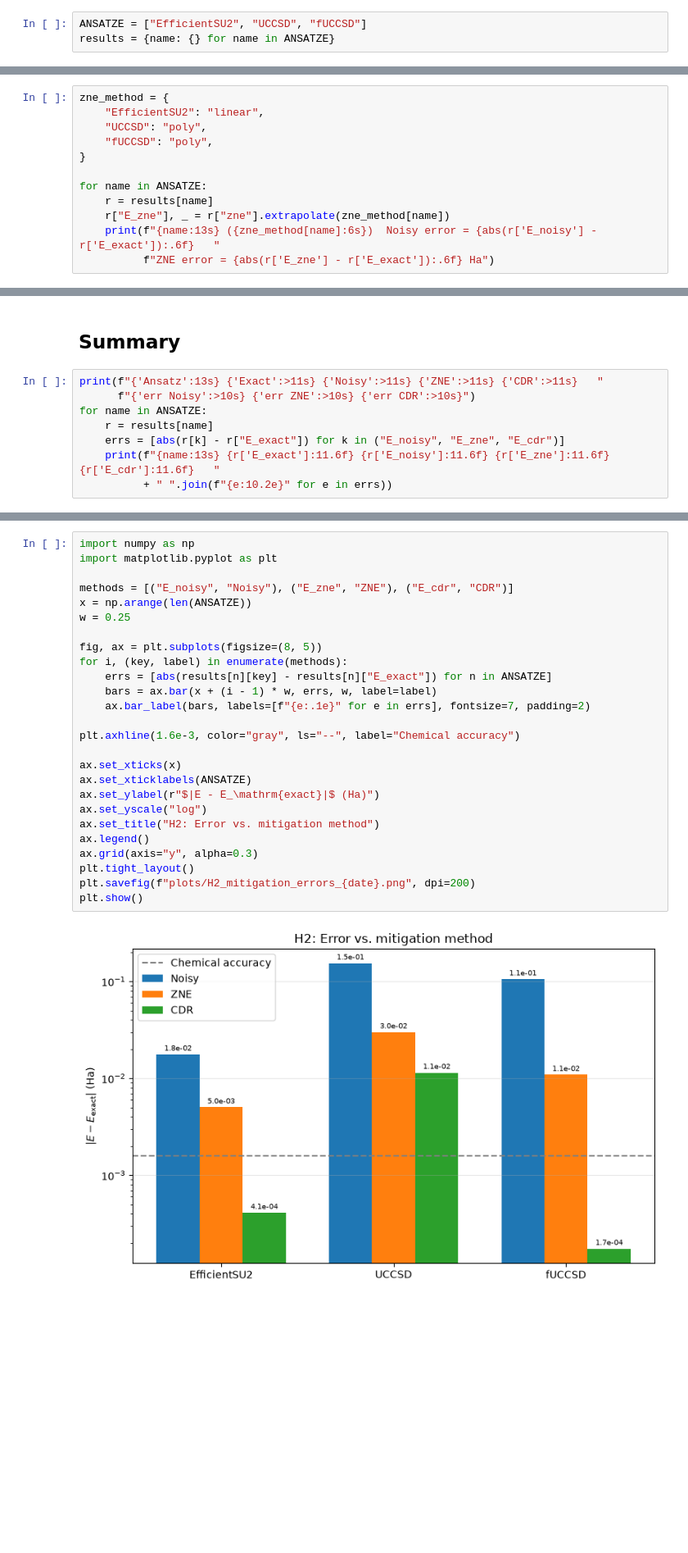
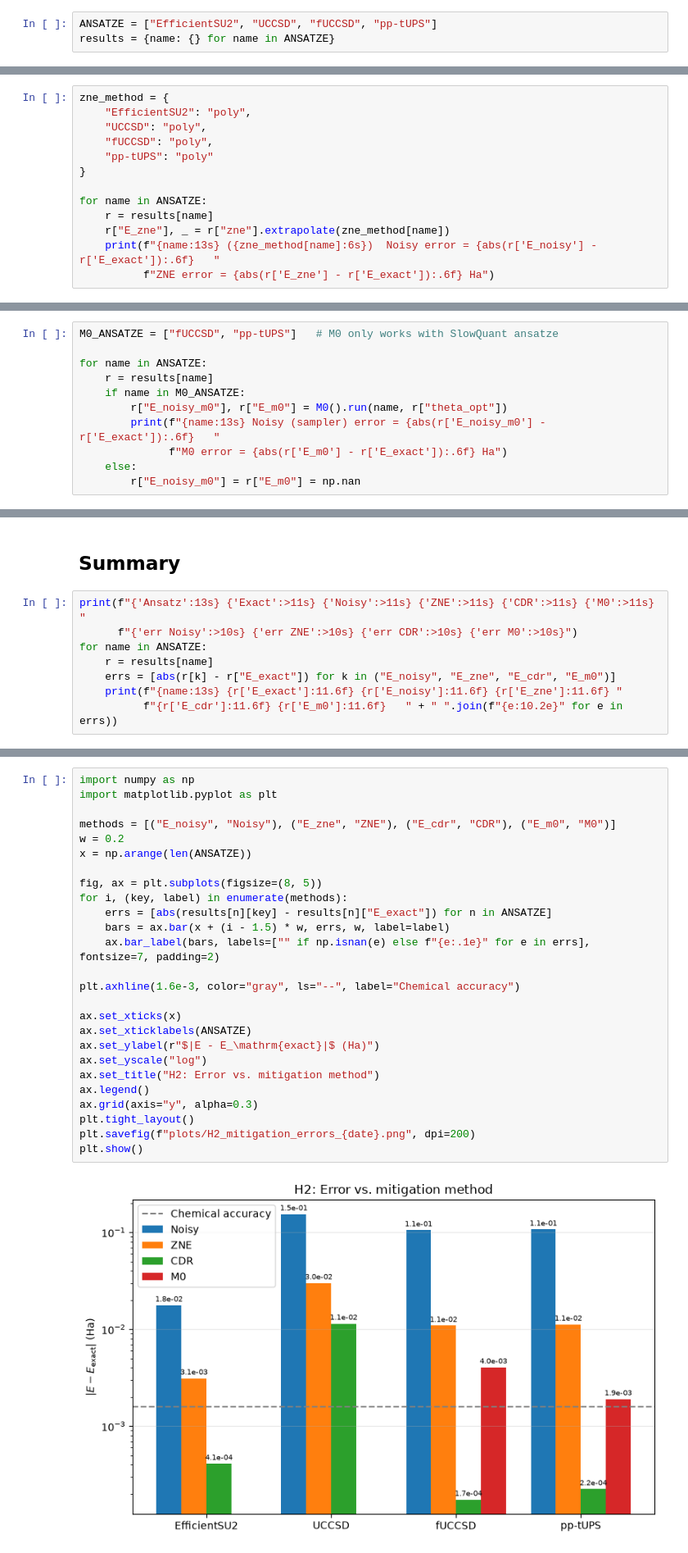
Before and after one commit to toukir26251/qem-chem-benchmark, a Jupyter notebook: notebooks/01_H2_benchmark.ipynb, the cells around one changed output, grey strips where cells are left out. Shown at 82% size. Cells and saved outputs as stored; diff of their text form; blank space fills up the shorter version.

```diff
--- a/notebooks/01_H2_benchmark.ipynb
+++ b/notebooks/01_H2_benchmark.ipynb
@@ -55,7 +57,7 @@ Each ansatz comes with its own Hamiltonian:
 
 UCCSD and fUCCSD start from θ = 0 (the HF state). EfficientSU2 starts from small random values, because θ = 0 is not the HF state for it.
 # %%
-ANSATZE = ["EfficientSU2", "UCCSD", "fUCCSD"]
+ANSATZE = ["EfficientSU2", "UCCSD", "fUCCSD", "pp-tUPS"]
 results = {name: {} for name in ANSATZE}
 # %% [markdown]
 ## VQE (noiseless) and transpiling
@@ -131,9 +149,10 @@ plt.show()
 Choose the extrapolation for each ansatz from the plots:
 # %%
 zne_method = {
-    "EfficientSU2": "linear",
+    "EfficientSU2": "poly",
     "UCCSD": "poly",
     "fUCCSD": "poly",
+    "pp-tUPS": "poly"
 }
 
 for name in ANSATZE:
@@ -191,0 +215,11 @@ plt.show()
+# %%
+M0_ANSATZE = ["fUCCSD", "pp-tUPS"]   # M0 only works with SlowQuant ansatze
+
+for name in ANSATZE:
+    r = results[name]
+    if name in M0_ANSATZE:
+        r["E_noisy_m0"], r["E_m0"] = M0().run(name, r["theta_opt"])
+        print(f"{name:13s} Noisy (sampler) error = {abs(r['E_noisy_m0'] - r['E_exact']):.6f}   "
+              f"M0 error = {abs(r['E_m0'] - r['E_exact']):.6f} Ha")
+    else:
+        r["E_noisy_m0"] = r["E_m0"] = np.nan
@@ -192,11 +229,11 @@ plt.show()
 # %% [markdown]
 ## Summary
 # %%
-print(f"{'Ansatz':13s} {'Exact':>11s} {'Noisy':>11s} {'ZNE':>11s} {'CDR':>11s}   "
-      f"{'err Noisy':>10s} {'err ZNE':>10s} {'err CDR':>10s}")
+print(f"{'Ansatz':13s} {'Exact':>11s} {'Noisy':>11s} {'ZNE':>11s} {'CDR':>11s} {'M0':>11s}   "
+      f"{'err Noisy':>10s} {'err ZNE':>10s} {'err CDR':>10s} {'err M0':>10s}")
 for name in ANSATZE:
     r = results[name]
-    errs = [abs(r[k] - r["E_exact"]) for k in ("E_noisy", "E_zne", "E_cdr")]
-    print(f"{name:13s} {r['E_exact']:11.6f} {r['E_noisy']:11.6f} {r['E_zne']:11.6f} {r['E_cdr']:11.6f}   "
-          + " ".join(f"{e:10.2e}" for e in errs))
+    errs = [abs(r[k] - r["E_exact"]) for k in ("E_noisy", "E_zne", "E_cdr", "E_m0")]
+    print(f"{name:13s} {r['E_exact']:11.6f} {r['E_noisy']:11.6f} {r['E_zne']:11.6f} "
+          f"{r['E_cdr']:11.6f} {r['E_m0']:11.6f}   " + " ".join(f"{e:10.2e}" for e in errs))
 # %% [output]
@@ -207,28 +245,28 @@ fUCCSD          -1.137306   -1.032094   -1.126425   -1.137132     1.05e-01   1.0
 # %%
 import numpy as np
 import matplotlib.pyplot as plt
 
-methods = [("E_noisy", "Noisy"), ("E_zne", "ZNE"), ("E_cdr", "CDR")]
+methods = [("E_noisy", "Noisy"), ("E_zne", "ZNE"), ("E_cdr", "CDR"), ("E_m0", "M0")]
+w = 0.2
 x = np.arange(len(ANSATZE))
-w = 0.25
 
 fig, ax = plt.subplots(figsize=(8, 5))
 for i, (key, label) in enumerate(methods):
     errs = [abs(results[n][key] - results[n]["E_exact"]) for n in ANSATZE]
-    bars = ax.bar(x + (i - 1) * w, errs, w, label=label)
-    ax.bar_label(bars, labels=[f"{e:.1e}" for e in errs], fontsize=7, padding=2)
+    bars = ax.bar(x + (i - 1.5) * w, errs, w, label=label)
+    ax.bar_label(bars, labels=["" if np.isnan(e) else f"{e:.1e}" for e in errs], fontsize=7, padding=2)
 
 plt.axhline(1.6e-3, color="gray", ls="--", label="Chemical accuracy")
 
 ax.set_xticks(x)
 ax.set_xticklabels(ANSATZE)
 ax.set_ylabel(r"$|E - E_\mathrm{exact}|$ (Ha)")
 ax.set_yscale("log")
 ax.set_title("H2: Error vs. mitigation method")
 ax.legend()
 ax.grid(axis="y", alpha=0.3)
 plt.tight_layout()
 plt.savefig(f"plots/H2_mitigation_errors_{date}.png", dpi=200)
 plt.show()
 # %% [output]
-[figure, old version]
+[figure, new version]
```
Also changed, not shown: parts of 11 cells of this notebook, 12 other files.
